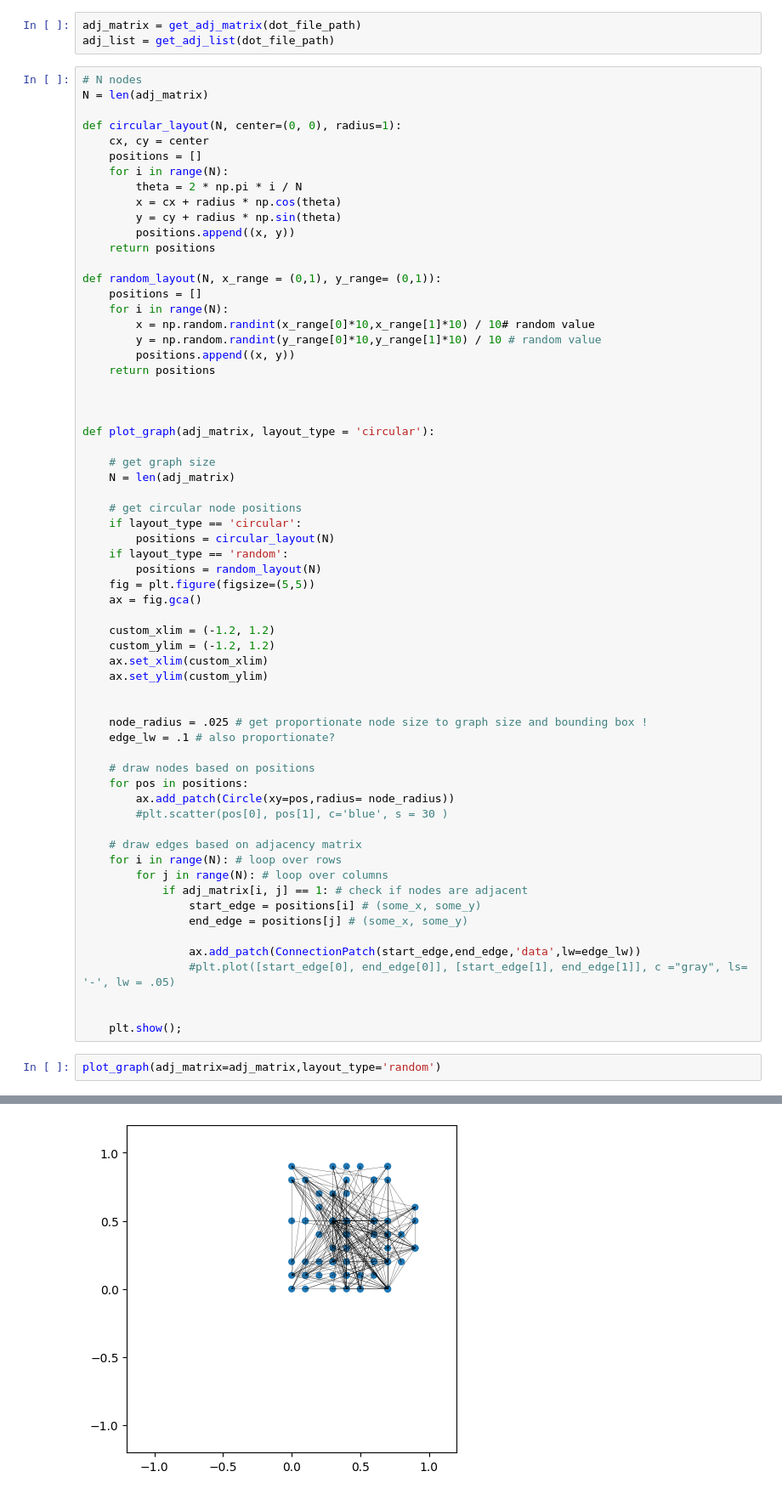
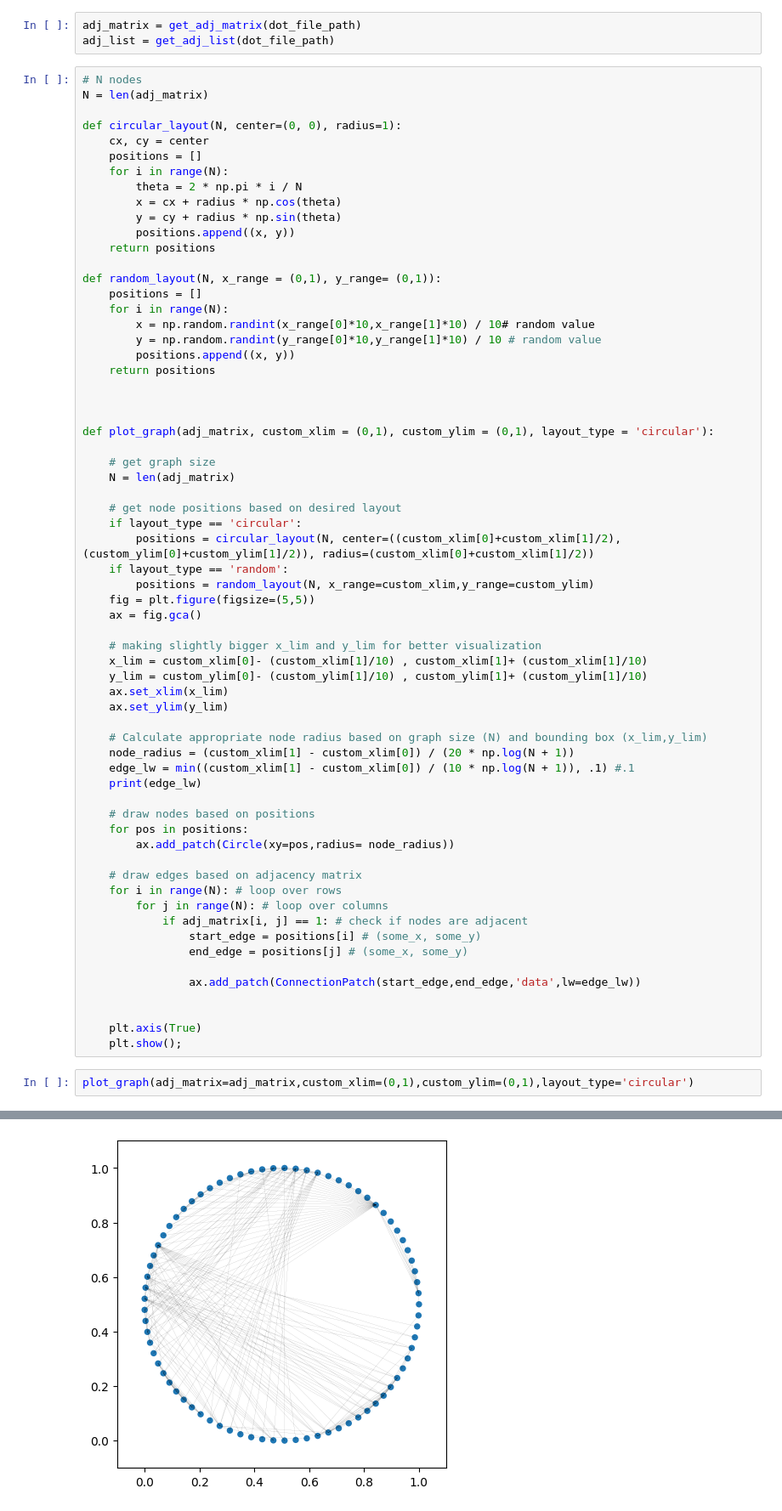
Before and after one commit to mauro-vb/graph-visualization-project, a Jupyter notebook: notebooks/pruebas.ipynb, the cells around one changed output, grey strips where cells are left out. Shown at 85% size. Drawn from its saved outputs; the diff is of its cells as text.

Commit message:
added dynamically adjusting node_radius and edge_lw to the graph function

```diff
--- a/notebooks/pruebas.ipynb
+++ b/notebooks/pruebas.ipynb
@@ -50,32 +50,33 @@ def random_layout(N, x_range = (0,1), y_range= (0,1)):
 
 
 
-def plot_graph(adj_matrix, layout_type = 'circular'):
+def plot_graph(adj_matrix, custom_xlim = (0,1), custom_ylim = (0,1), layout_type = 'circular'):
 
     # get graph size
     N = len(adj_matrix)
 
-    # get circular node positions
+    # get node positions based on desired layout
     if layout_type == 'circular':
-        positions = circular_layout(N)
+        positions = circular_layout(N, center=((custom_xlim[0]+custom_xlim[1]/2), (custom_ylim[0]+custom_ylim[1]/2)), radius=(custom_xlim[0]+custom_xlim[1]/2))
     if layout_type == 'random':
-        positions = random_layout(N)
+        positions = random_layout(N, x_range=custom_xlim,y_range=custom_ylim)
     fig = plt.figure(figsize=(5,5))
     ax = fig.gca()
 
-    custom_xlim = (-1.2, 1.2)
-    custom_ylim = (-1.2, 1.2)
-    ax.set_xlim(custom_xlim)
-    ax.set_ylim(custom_ylim)
+    # making slightly bigger x_lim and y_lim for better visualization
+    x_lim = custom_xlim[0]- (custom_xlim[1]/10) , custom_xlim[1]+ (custom_xlim[1]/10)
+    y_lim = custom_ylim[0]- (custom_ylim[1]/10) , custom_ylim[1]+ (custom_ylim[1]/10)
+    ax.set_xlim(x_lim)
+    ax.set_ylim(y_lim)
 
-
-    node_radius = .025 # get proportionate node size to graph size and bounding box !
-    edge_lw = .1 # also proportionate?
+    # Calculate appropriate node radius based on graph size (N) and bounding box (x_lim,y_lim)
+    node_radius = (custom_xlim[1] - custom_xlim[0]) / (20 * np.log(N + 1))
+    edge_lw = min((custom_xlim[1] - custom_xlim[0]) / (10 * np.log(N + 1)), .1) #.1
+    print(edge_lw)
 
     # draw nodes based on positions
     for pos in positions:
         ax.add_patch(Circle(xy=pos,radius= node_radius))
-        #plt.scatter(pos[0], pos[1], c='blue', s = 30 )
 
     # draw edges based on adjacency matrix
     for i in range(N): # loop over rows
@@ -85,10 +86,10 @@ def plot_graph(adj_matrix, layout_type = 'circular'):
                 end_edge = positions[j] # (some_x, some_y)
 
                 ax.add_patch(ConnectionPatch(start_edge,end_edge,'data',lw=edge_lw))
-                #plt.plot([start_edge[0], end_edge[0]], [start_edge[1], end_edge[1]], c ="gray", ls= '-', lw = .05)
 
 
+    plt.axis(True)
     plt.show();
 # %%
-plot_graph(adj_matrix=adj_matrix,layout_type='random')
+plot_graph(adj_matrix=adj_matrix,custom_xlim=(0,1),custom_ylim=(0,1),layout_type='circular')
 # %% [output]
@@ -95 +97 @@ plot_graph(adj_matrix=adj_matrix,layout_type='random')
-[figure, old version]
+[figure, new version]
```
Also changed, not shown: parts of 1 cell of this notebook.
